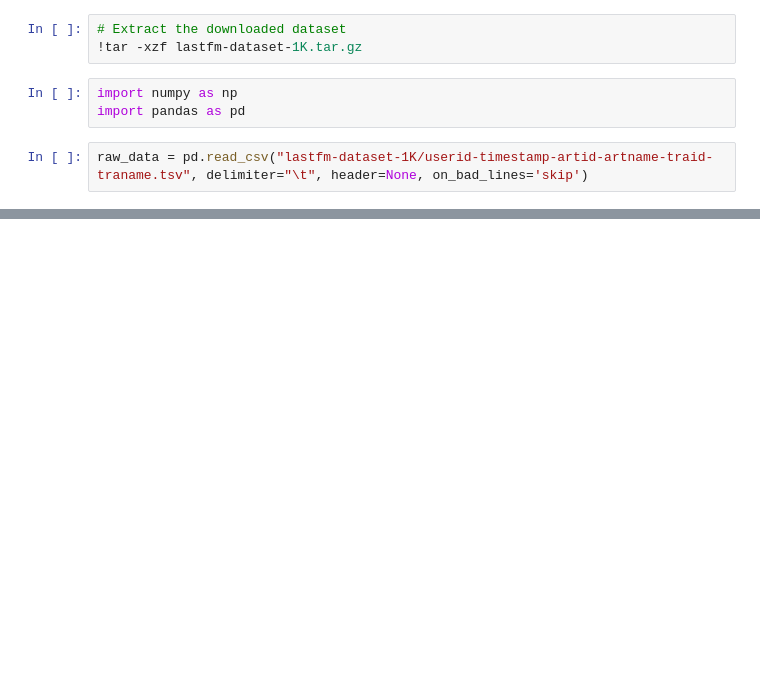
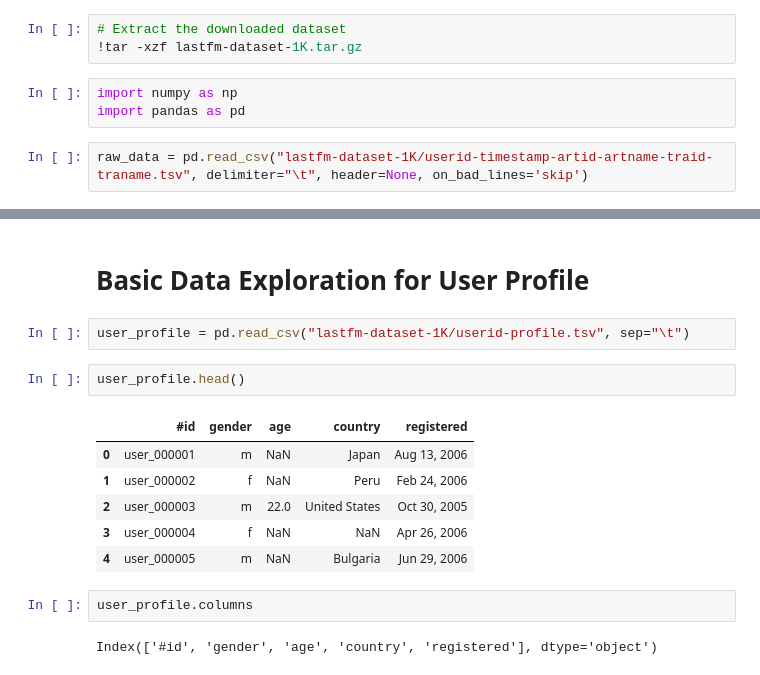
Before and after one commit to FredArgoX/ChaoticTest_PySpark, a Jupyter notebook: 02_GL_Spark_Music_Project.ipynb, the cells around one changed output, grey strips where cells are left out. Saved outputs shown, nothing was run; the diff lists cells and outputs as text; blank space fills up the shorter version.

```diff
--- a/02_GL_Spark_Music_Project.ipynb
+++ b/02_GL_Spark_Music_Project.ipynb
@@ -49,0 +74,17 @@ raw_data.head()
+# %% [markdown]
+# Basic Data Exploration for User Profile
+# %%
+user_profile = pd.read_csv("lastfm-dataset-1K/userid-profile.tsv", sep="\t")
+# %%
+user_profile.head()
+# %% [output]
+|  | #id | gender | age | country | registered |
+| 0 | user_000001 | m | NaN | Japan | Aug 13, 2006 |
+| 1 | user_000002 | f | NaN | Peru | Feb 24, 2006 |
+| 2 | user_000003 | m | 22.0 | United States | Oct 30, 2005 |
+| 3 | user_000004 | f | NaN | NaN | Apr 26, 2006 |
+| 4 | user_000005 | m | NaN | Bulgaria | Jun 29, 2006 |
+# %%
+user_profile.columns
+# %% [output]
+Index(['#id', 'gender', 'age', 'country', 'registered'], dtype='object')
```
Also changed, not shown: parts of 13 cells of this notebook.
